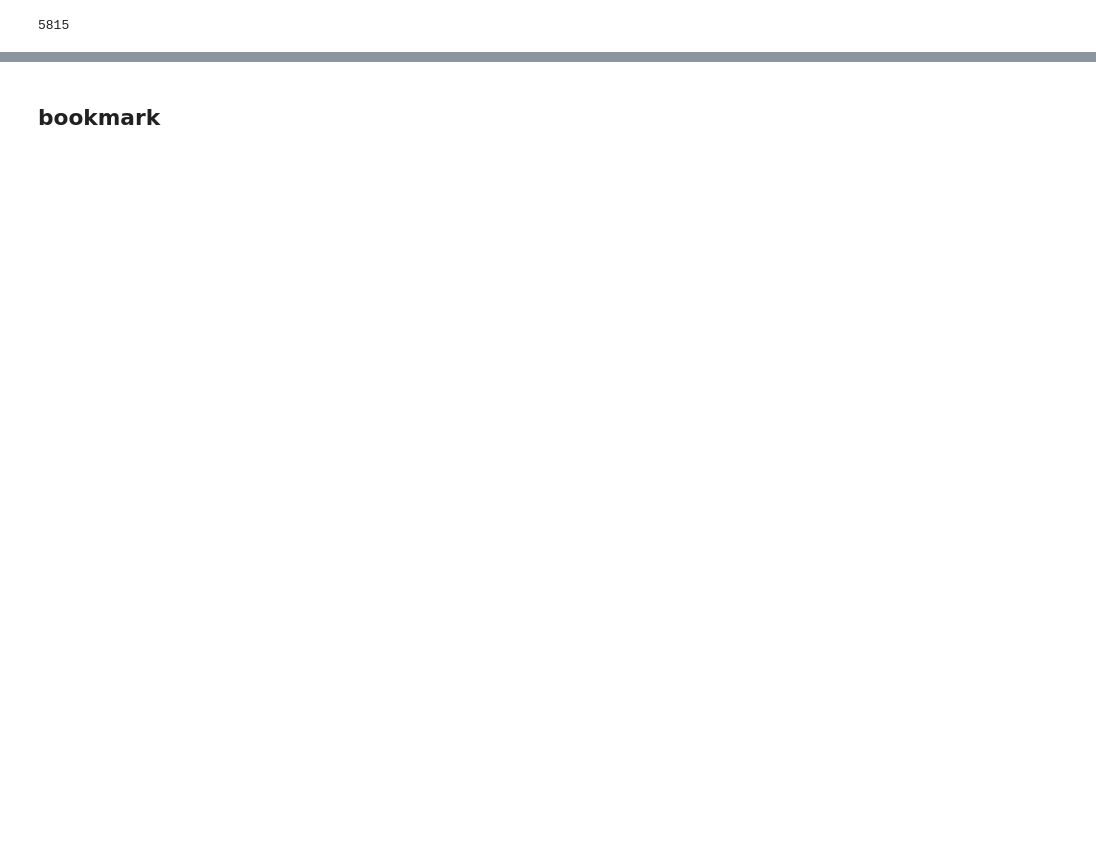
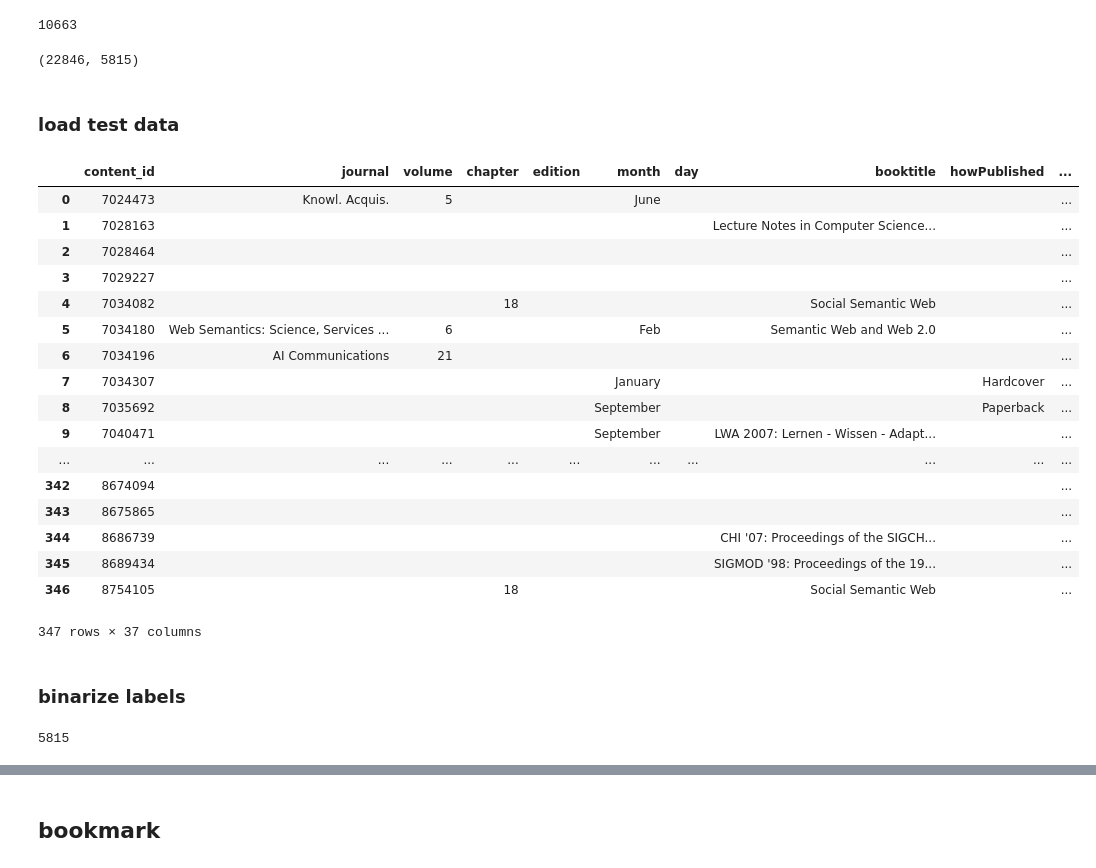
Before and after one commit to queirozfcom/auto-tagger, a Jupyter notebook: social-tags/notebooks/ecml-pkdd-2009-baseline-ovr-svm.ipynb, the cells around one changed output, grey strips where cells are left out. Cells and saved outputs as stored; diff of their text form; code cells hidden in the pictures; blank space fills up the shorter version.

```diff
--- a/social-tags/notebooks/ecml-pkdd-2009-baseline-ovr-svm.ipynb
+++ b/social-tags/notebooks/ecml-pkdd-2009-baseline-ovr-svm.ipynb
@@ -40,13 +39,22 @@ from features.build_features import clean_text_bibtex,clean_text_bookmark
 # %%
 pd.options.display.max_columns = 40
 # %%
-ROOT = "/media/felipe/SAMSUNG/ecml-pkdd-2009/train/2009-01-01_cleaned_post-core-2/"
-BIBTEX = ROOT+"bibtex-unix"
-BOOKMARK = ROOT+"bookmark-unix"
-TAS = ROOT+"tas"
+ROOT_TRAIN = "/media/felipe/SAMSUNG/ecml-pkdd-2009/train/2009-01-01_cleaned_post-core-2/"
+BIBTEX_TRAIN = ROOT_TRAIN+"bibtex-unix"
+BOOKMARK_TRAIN = ROOT_TRAIN+"bookmark-unix"
+TAS_TRAIN = ROOT_TRAIN+"tas"
+
+ROOT_TEST = "/media/felipe/SAMSUNG/ecml-pkdd-2009/test/"
+BIBTEX_TEST = ROOT_TEST+"2009-07-01_task2/bibtex-unix"
+BOOKMARK_TEST = ROOT_TEST+"2009-07-01_task2/bookmark-unix"
+TAS_TEST = ROOT_TEST+"2009-07-01_task2_tas_original"
+
 INTERIM_DATA_ROOT = "../data/interim/ecml-pkdd-2009/"
+MODELS_ROOT = "../models/"
+
+
 MAX_NB_WORDS = 20000
-LABELS_MIN_DOC_FRACTION = 0.001
+LABELS_MIN_DOC_FRACTION = 0.000
 # %%
 if os.path.isfile(INTERIM_DATA_ROOT+"bibtex_docs_df.p"):
     bibtex_docs_df = pickle.load(open(INTERIM_DATA_ROOT+"bibtex_docs_df.p", "rb"))
@@ -84,4 +84,37 @@ for tag_set in tag_sets:
 # %%
-len(all_tags)
+len(all_tags_train)
 # %% [output]
-5815
+10663
+# %%
+binary_labels_train.shape
+# %% [output]
+(22846, 5815)
+# %% [markdown]
+### load test data
+# %%
+bibtex_docs_df_test = load_to_dataframe_bibtex(BIBTEX_TEST,TAS_TEST)
+
+data_test = make_bibtex_data(bibtex_docs_df_test)
+# %%
+bibtex_docs_df_test
+# %% [output]
+|  | content_id | journal | volume | chapter | edition | month | day | booktitle | howPublished | ... |
+| 0 | 7024473 | Knowl. Acquis. | 5 |  |  | June |  |  |  | ... |
+| 1 | 7028163 |  |  |  |  |  |  | Lecture Notes in Computer Science... |  | ... |
+| 2 | 7028464 |  |  |  |  |  |  |  |  | ... |
+| 3 | 7029227 |  |  |  |  |  |  |  |  | ... |
+| 4 | 7034082 |  |  | 18 |  |  |  | Social Semantic Web |  | ... |
+| 5 | 7034180 | Web Semantics: Science, Services ... | 6 |  |  | Feb |  | Semantic Web and Web 2.0 |  | ... |
+| 6 | 7034196 | AI Communications | 21 |  |  |  |  |  |  | ... |
+| 7 | 7034307 |  |  |  |  | January |  |  | Hardcover | ... |
+| 8 | 7035692 |  |  |  |  | September |  |  | Paperback | ... |
+| 9 | 7040471 |  |  |  |  | September |  | LWA 2007: Lernen - Wissen - Adapt... |  | ... |
+| ... | ... | ... | ... | ... | ... | ... | ... | ... | ... | ... |
+| 342 | 8674094 |  |  |  |  |  |  |  |  | ... |
+| 343 | 8675865 |  |  |  |  |  |  |  |  | ... |
+| 344 | 8686739 |  |  |  |  |  |  | CHI '07: Proceedings of the SIGCH... |  | ... |
+| 345 | 8689434 |  |  |  |  |  |  | SIGMOD '98: Proceedings of the 19... |  | ... |
+| 346 | 8754105 |  |  | 18 |  |  |  | Social Semantic Web |  | ... |
+347 rows × 37 columns
+# %% [markdown]
+### binarize labels
@@ -88,3 +129,7 @@ len(all_tags)
+# %%
+len(all_tags_train)
+# %% [output]
+5815
 # %%
 min_nb_docs = int(len(bibtex_docs_df)* LABELS_MIN_DOC_FRACTION)
 min_nb_docs
```
Also changed, not shown: parts of 52 cells of this notebook, 5 other files.
